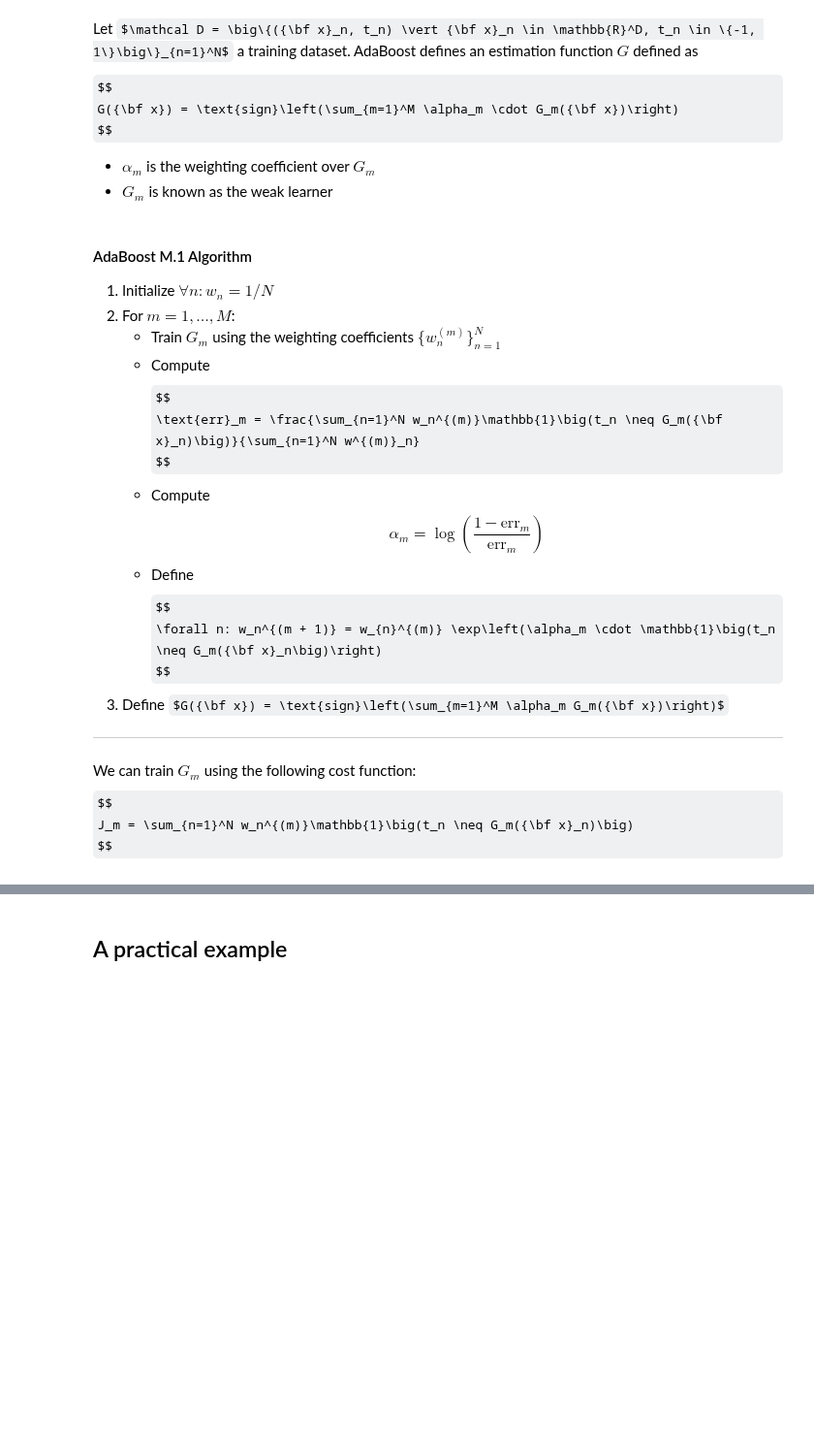
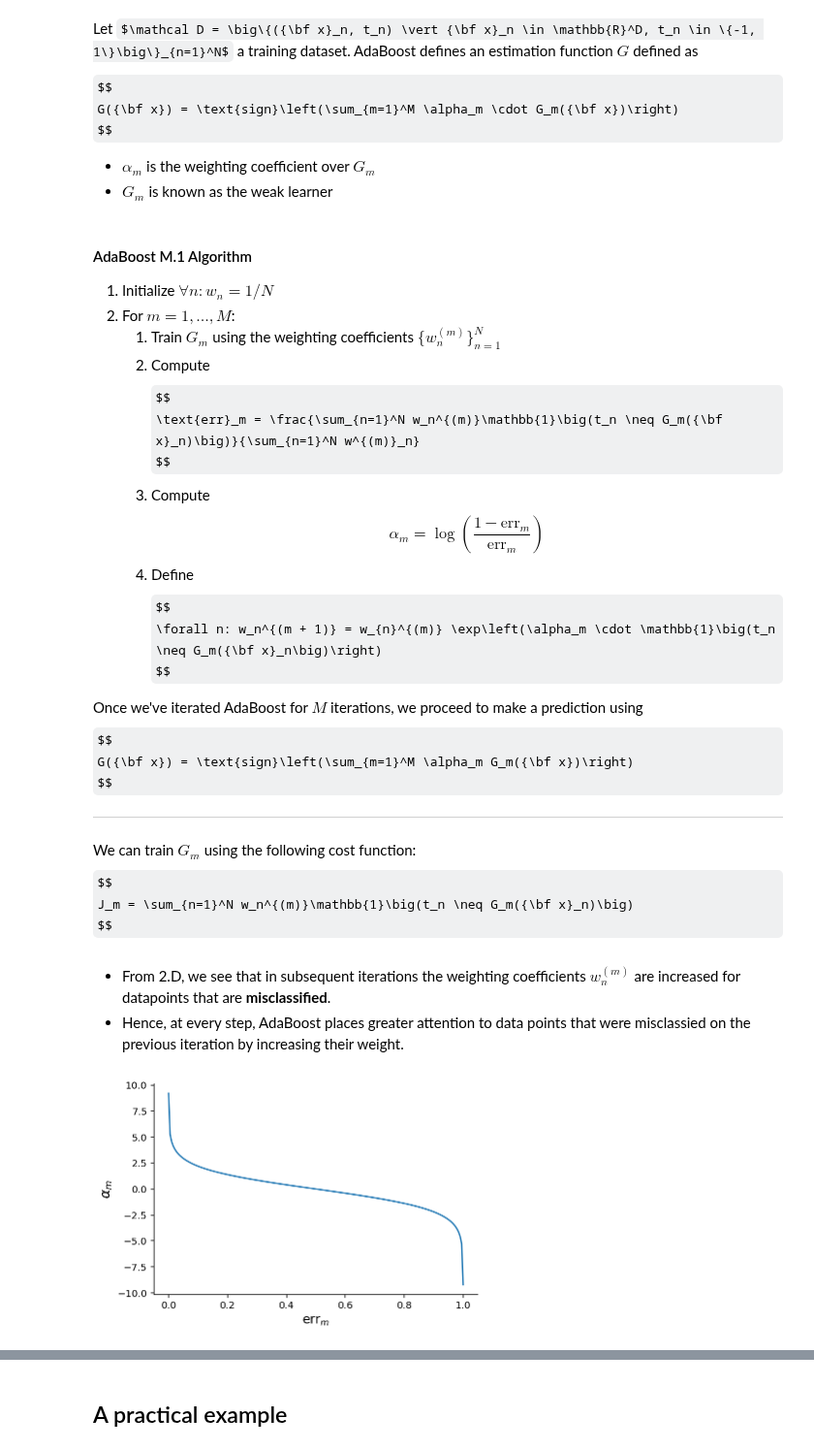
Before and after one commit to gerdm/prml, a Jupyter notebook: chapter14/boosting.ipynb, the cells around one changed output, grey strips where cells are left out. Shown at 97% size. Cells and saved outputs as stored; diff of their text form; code cells hidden in the pictures; some formulas as TeX source; blank space fills up the shorter version.

```diff
--- a/chapter14/boosting.ipynb
+++ b/chapter14/boosting.ipynb
@@ -25,17 +25,24 @@ $$
 
 1. Initialize $\forall n: w_n = 1/N$
 2. For $m=1,\ldots, M$:
-    * Train $G_m$ using the weighting coefficients $\{w_n^{(m)}\}_{n=1}^N$
-    * Compute $$
-     \text{err}_m = \frac{\sum_{n=1}^N w_n^{(m)}\mathbb{1}\big(t_n \neq G_m({\bf x}_n)\big)}{\sum_{n=1}^N w^{(m)}_n}
-              $$
-    * Compute $$
-        \alpha_m = \log\left(\frac{1 - \text{err}_m}{\text{err}_m}\right)
-              $$
-    * Define $$
+    1. Train $G_m$ using the weighting coefficients $\{w_n^{(m)}\}_{n=1}^N$
+    2. Compute
+       $$
+         \text{err}_m = \frac{\sum_{n=1}^N w_n^{(m)}\mathbb{1}\big(t_n \neq G_m({\bf x}_n)\big)}{\sum_{n=1}^N w^{(m)}_n}
+       $$
+    3. Compute
+        $$
+            \alpha_m = \log\left(\frac{1 - \text{err}_m}{\text{err}_m}\right)
+        $$
+    4. Define
+        $$
         \forall n: w_n^{(m + 1)} = w_{n}^{(m)} \exp\left(\alpha_m \cdot \mathbb{1}\big(t_n \neq G_m({\bf x}_n\big)\right)
-             $$
-3. Define $G({\bf x}) = \text{sign}\left(\sum_{m=1}^M \alpha_m G_m({\bf x})\right)$
+        $$
+
+Once we've iterated AdaBoost for $M$ iterations, we proceed to make a prediction using
+$$
+    G({\bf x}) = \text{sign}\left(\sum_{m=1}^M \alpha_m G_m({\bf x})\right)
+$$
 
 
 ----
@@ -44,3 +51,14 @@ We can train $G_m$ using the following cost function:
 $$
     J_m = \sum_{n=1}^N w_n^{(m)}\mathbb{1}\big(t_n \neq G_m({\bf x}_n)\big)
 $$
+# %% [markdown]
+* From 2.D, we see that in subsequent iterations the weighting coefficients $w_n^{(m)}$ are increased for datapoints that are **misclassified**.
+* Hence, at every step, AdaBoost places greater attention to data points that were misclassied on the previous iteration by increasing their weight.
+# %%
+err_vals = np.linspace(1e-4, 1 - 1e-4, 200)
+alpha_vals = np.log((1 - err_vals) / err_vals)
+plt.plot(err_vals, alpha_vals)
+plt.xlabel(r"err$_m$", fontsize=13);
+plt.ylabel(r"$\alpha_m$", fontsize=14);
+# %% [output]
+[figure, added]
```
Also changed, not shown: parts of 20 cells of this notebook.
